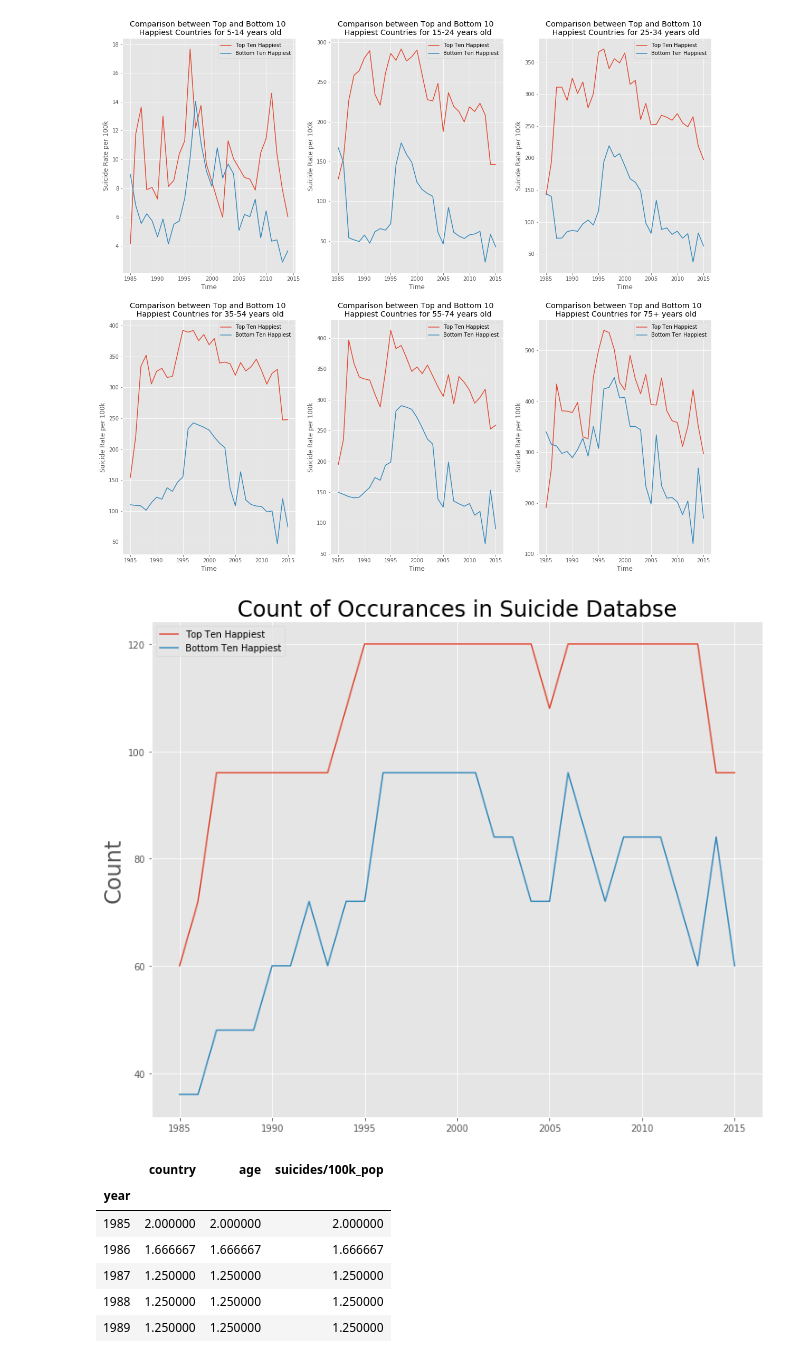
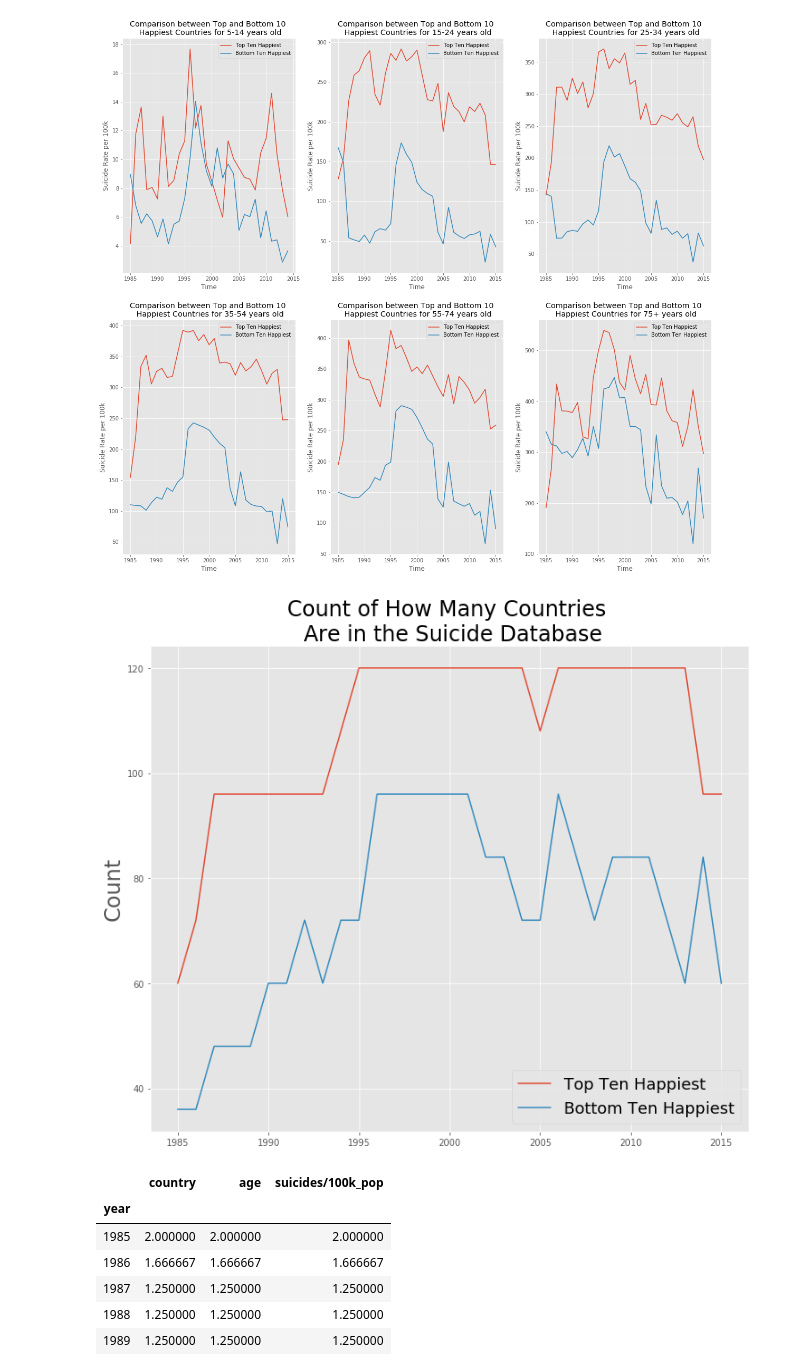
Before and after one commit to alecjonas/Analysis-of-Suicide-Rates-in-Countries-vs-Reported-Happiness-Scores, a Jupyter notebook: notebooks/suicides_eda.ipynb, the cells around one changed output. Saved outputs shown, nothing was run; the diff lists cells and outputs as text; code cells hidden in the pictures.

```diff
--- a/notebooks/suicides_eda.ipynb
+++ b/notebooks/suicides_eda.ipynb
@@ -321,36 +321,36 @@ for i,df in enumerate([age5, age15, age25, age35, age55, age75]):
 #USE#
 
 def count_of_countries_per_year(top_10_country_list, bottom_10_country_list, df):
     top_10_country_mask = df['country'].isin(top_10_country_list)
     top_10_country_df = df.loc[top_10_country_mask, :]
     top_10_country_df_count = top_10_country_df.groupby(['year']).count()[:-1]
 
     bottom_10_country_mask = df['country'].isin(bottom_10_country_list)
     bottom_10_country_df = df.loc[bottom_10_country_mask, :]
     bottom_10_country_df_count = bottom_10_country_df.groupby(['year']).count()[:-1]
 
     return top_10_country_df_count, bottom_10_country_df_count
 
 df = age_and_suicide_rate
 top_10_country_list = ['Denmark','Norway','Switzerland','Iceland','Finland',
                        'Netherlands','Canada','Sweden','New Zealand','Australia']
 bottom_10_country_list = ['Bosnia and Herzegovina' ,'Greece', 'Mongolia','South Africa',
                           'Bulgaria','Armenia','Sri Lanka' ,'Ukraine' ,'Georgia','Albania']
 
 top, bottom = count_of_countries_per_year(top_10_country_list, bottom_10_country_list, df)
 
 fig, ax = plt.subplots(figsize=(12,10))
 
 ax.plot(top['country'], label='Top Ten Happiest')
 ax.plot(bottom['country'], label='Bottom Ten Happiest')
-ax.set_title('Count of Occurances in Suicide Databse', size=24)
+ax.set_title('Count of How Many Countries \n Are in the Suicide Database', size=24)
 ax.set_ylabel("Count", size=24)
 #ax.set_xlabel("Time")
-ax.legend()
+ax.legend(fontsize = 18)
 plt.savefig('/home/alec/galvanize/capstone/capstone_1/images/count_graph')
 plt.show()
 # %% [output]
-[figure, old version]
+[figure, new version]
 # %%
 ##The above graph shows that the data might be skewed to show that countries that are happier will have higher
 #suicide rates simply because there is more data to count
```
Also changed, not shown: parts of 2 cells of this notebook, 8 other files.
